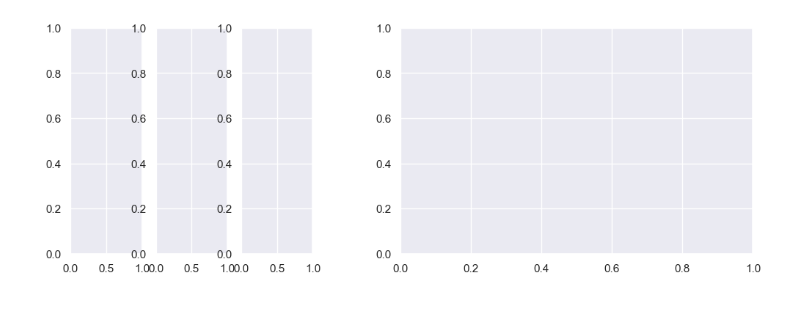
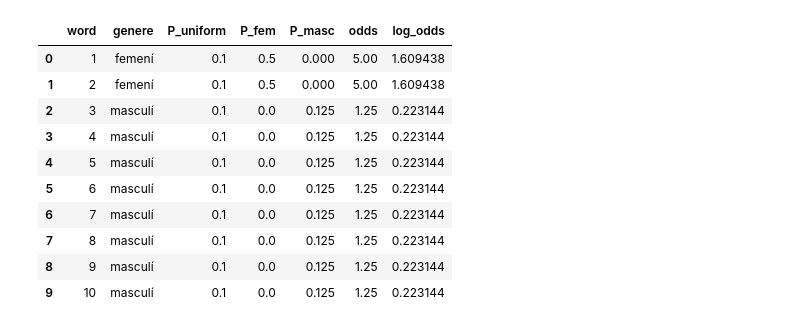
Before and after one commit to nurasaki/TFG-gender-bias, a Jupyter notebook: Exemples/Exemple - Distribucions uniformes.ipynb, the cells around one changed output. Saved outputs shown, nothing was run; the diff lists cells and outputs as text; code cells hidden in the pictures.

```diff
--- a/Exemples/Exemple - Distribucions uniformes.ipynb
+++ b/Exemples/Exemple - Distribucions uniformes.ipynb
@@ -50,16 +54,14 @@ plt.show()
-# %%
-from matplotlib.gridspec import GridSpec
-
-fig = plt.figure(figsize=(12,4))
-gs1 = GridSpec(1,3, right=0.4)
-gs2 = GridSpec(1,1, left=0.5)
-
-
-ax1 = fig.add_subplot(gs1[0,0])
-ax2 = fig.add_subplot(gs1[0,1])
-ax3 = fig.add_subplot(gs1[0,2])
-ax4 = fig.add_subplot(gs2[0,0])
-
-plt.show()
-# %% [output]
-[figure, removed]
+# %%
+data
+# %% [output]
+|  | word | genere | P_uniform | P_fem | P_masc | odds | log_odds |
+| 0 | 1 | femení | 0.1 | 0.5 | 0.000 | 5.00 | 1.609438 |
+| 1 | 2 | femení | 0.1 | 0.5 | 0.000 | 5.00 | 1.609438 |
+| 2 | 3 | masculí | 0.1 | 0.0 | 0.125 | 1.25 | 0.223144 |
+| 3 | 4 | masculí | 0.1 | 0.0 | 0.125 | 1.25 | 0.223144 |
+| 4 | 5 | masculí | 0.1 | 0.0 | 0.125 | 1.25 | 0.223144 |
+| 5 | 6 | masculí | 0.1 | 0.0 | 0.125 | 1.25 | 0.223144 |
+| 6 | 7 | masculí | 0.1 | 0.0 | 0.125 | 1.25 | 0.223144 |
+| 7 | 8 | masculí | 0.1 | 0.0 | 0.125 | 1.25 | 0.223144 |
+| 8 | 9 | masculí | 0.1 | 0.0 | 0.125 | 1.25 | 0.223144 |
+| 9 | 10 | masculí | 0.1 | 0.0 | 0.125 | 1.25 | 0.223144 |
```
Also changed, not shown: parts of 1 cell of this notebook, 16 other files.
